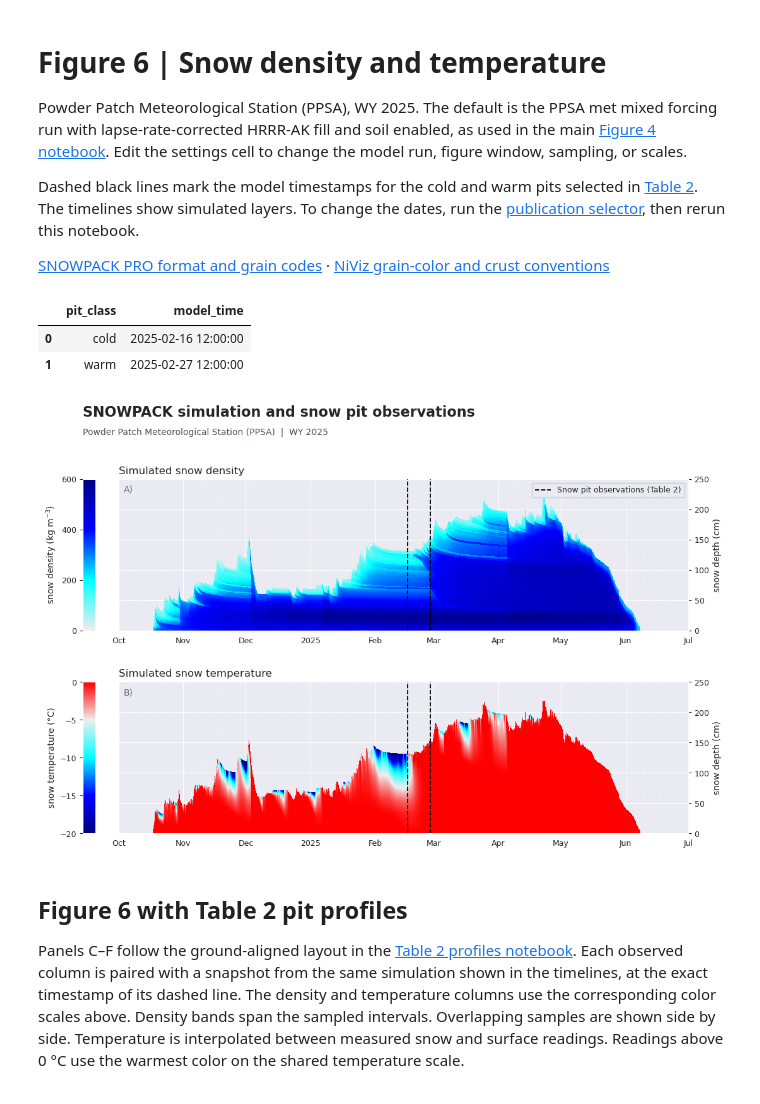
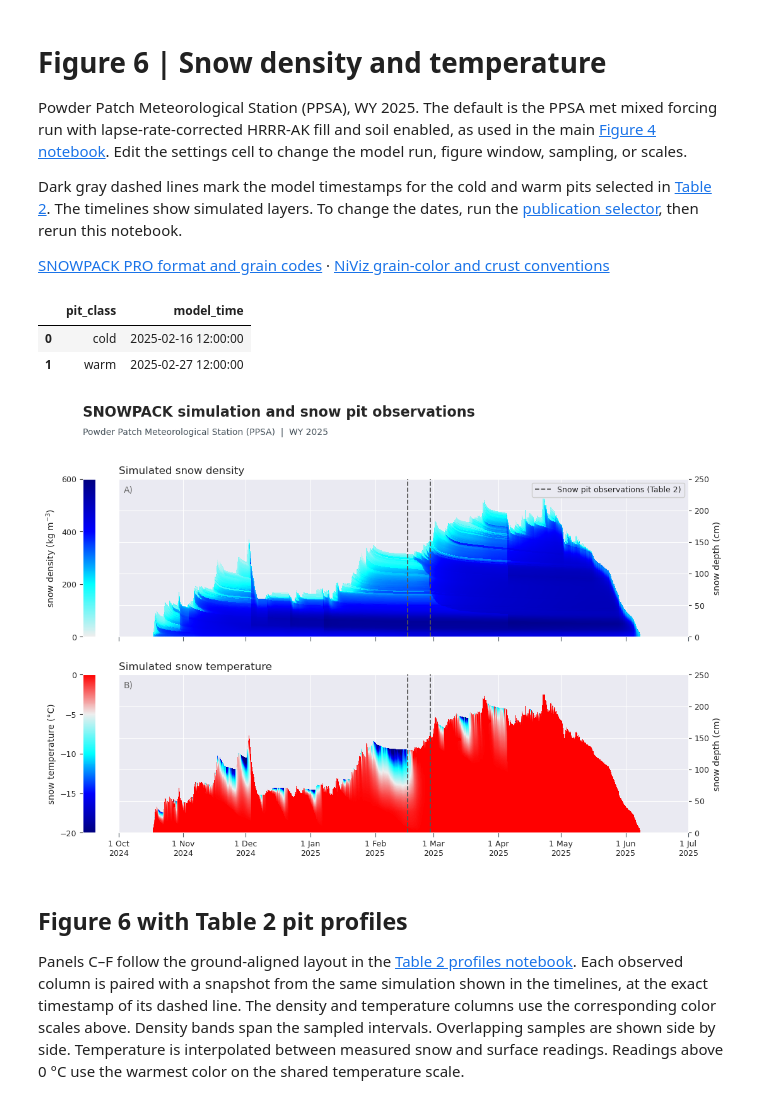
Before and after one commit to cassielumbrazo/juneau_snow_modeling_manuscript, a Jupyter notebook: figures/notebooks/figure6_publication.ipynb, the cells around one changed output. Cells and saved outputs as stored; diff of their text form; code cells hidden in the pictures.

```diff
--- a/figures/notebooks/figure6_publication.ipynb
+++ b/figures/notebooks/figure6_publication.ipynb
@@ -5,7 +5,7 @@ Powder Patch Meteorological Station (PPSA), WY 2025. The default is the PPSA met
 and soil enabled, as used in the main [Figure 4 notebook](figure4_publication.ipynb). Edit the settings cell to change the
 model run, figure window, sampling, or scales.
 
-Dashed black lines mark the model timestamps for the cold and warm pits selected in [Table 2](../../tables/table2_publication.ipynb). The timelines show simulated layers. To change the dates, run the
+Dark gray dashed lines mark the model timestamps for the cold and warm pits selected in [Table 2](../../tables/table2_publication.ipynb). The timelines show simulated layers. To change the dates, run the
 [publication selector](select_table2_snowpit.ipynb), then rerun this notebook.
 
 [SNOWPACK PRO format and grain codes](https://snowpack.slf.ch/doc-dev/html/snowpackio.html) · [NiViz grain-color and crust conventions](https://niviz.org/niviz/dist/doc/files/lib_graphs_gradient.js.html)
@@ -41,21 +41,22 @@ output_dir = root / 'figures/files'
 # %%
 selection = snowpack_profiles.read_pit_selection(
     root / 'figures/data/ppsa_snowpit_selection_WY2025.csv', window)
 pit_times = selection['model_time']
 display(selection[['pit_class', 'model_time']])
 
 profiles, cadence = read_profiles(pro_path, *window, variables, sample_hours=sample_hours)
 fig = plot_profiles(profiles, cadence, variables, window,
                     heading='SNOWPACK simulation and snow pit observations',
                     subtitle='Powder Patch Meteorological Station (PPSA)  |  WY 2025',
-                    depth_max=depth_max, color_limits=color_limits, pit_times=pit_times)
+                    depth_max=depth_max, color_limits=color_limits, pit_times=pit_times,
+                    monthly_date_ticks=True, pit_line_color='#555555', timeline_hspace=0.24)
 save_figure(fig, output_dir, 'figure6_publication')
 plt.show()
 # %% [output]
 |  | pit_class | model_time |
 | 0 | cold | 2025-02-16 12:00:00 |
 | 1 | warm | 2025-02-27 12:00:00 |
-[figure, old version]
+[figure, new version]
 # %% [markdown]
 ## Figure 6 with Table 2 pit profiles
 
```
Also changed, not shown: parts of 1 cell of this notebook, 27 other files.
